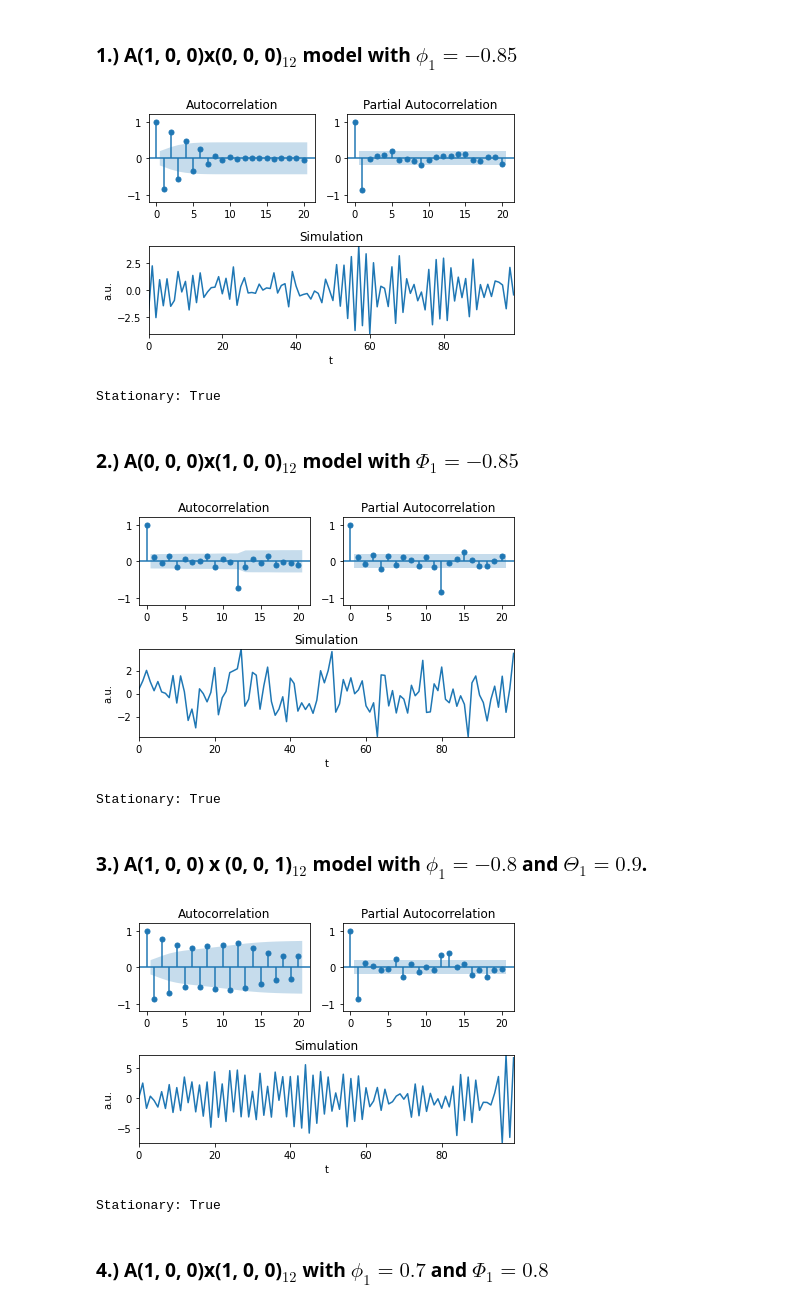
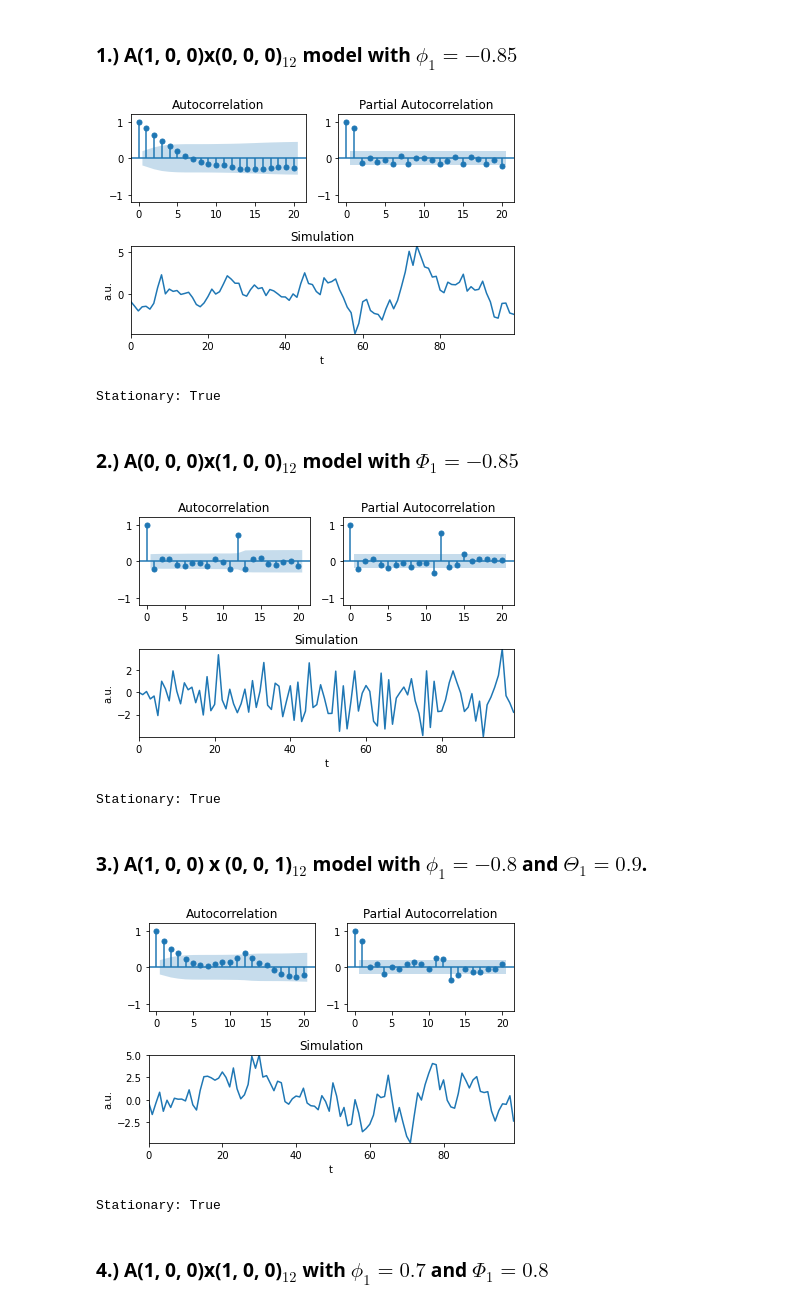
Before and after one commit to emilhaugstvedt/Time-Series-Analysis, a Jupyter notebook: Assignment2/Ass2.ipynb, the cells around one changed output. Saved outputs shown, nothing was run; the diff lists cells and outputs as text; code cells hidden in the pictures.

```diff
--- a/Assignment2/Ass2.ipynb
+++ b/Assignment2/Ass2.ipynb
@@ -277,7 +274,7 @@ nLags = nSamples/2 - 1
 
 arparams = np.array([-0.85])
 maparams = np.array([])
-ar = np.r_[1, -arparams]
+ar = np.r_[1, arparams]
 ma = np.r_[1, maparams]
 
 arima_process = ArmaProcess(ar= ar, ma= ma)
@@ -307,7 +304,7 @@ plt.show()
 
 print(f"Stationary: {arima_process.isstationary}")
 # %% [output]
-[figure, old version]
+[figure, new version]
 Stationary: True
 # %% [markdown]
 ### 2.) A(0, 0, 0)x(1, 0, 0)$_{12}$ model with $\Phi_1 = -0.85$
@@ -318,7 +315,7 @@ nLags = nSamples/2 - 1
 
 arparams = np.array([0, 0, 0, 0, 0, 0, 0, 0, 0, 0, 0, -0.85])
 maparams = np.array([])
-ar = np.r_[1, -arparams]
+ar = np.r_[1, arparams]
 ma = np.r_[1, maparams]
 
 arima_process = ArmaProcess(ar= ar, ma= ma)
@@ -348,7 +345,7 @@ plt.show()
 
 print(f"Stationary: {arima_process.isstationary}")
 # %% [output]
-[figure, old version]
+[figure, new version]
 Stationary: True
 # %% [markdown]
 ### 3.) A(1, 0, 0) x (0, 0, 1)$_{12}$ model with $\phi_1 = -0.8$ and $\Theta_1 = 0.9$.
@@ -359,37 +356,37 @@ nLags = nSamples/2 - 1
 
 arparams = np.array([-0.8])
 maparams = np.array([0, 0, 0, 0, 0, 0, 0, 0, 0, 0, 0, 0.9])
-ar = np.r_[1, -arparams]
+ar = np.r_[1, arparams]
 ma = np.r_[1, maparams]
 
 arima_process = ArmaProcess(ar= ar, ma= ma)
 simulation = arima_process.generate_sample(nsample= nSamples)
 
 # Plotting:
 fig = plt.figure()
 ax1 = plt.subplot(212)
 ax1.margins(0)
 ax1.plot(simulation)
 ax1.set_title("Simulation")
 ax1.set_xlabel("t")
 ax1.set_ylabel("a.u.")
 
 ax2 = plt.subplot(221)
 ax2.margins(0.5)
 plot_acf(simulation, ax= ax2)
 ax2.set_ylim([-1.2, 1.2])
 
 ax3 = plt.subplot(222)
 ax3.margins(0.5)
 plot_pacf(simulation, ax= ax3)
 ax3.set_ylim([-1.2, 1.2])
 
 fig.tight_layout()
 plt.show()
 
 print(f"Stationary: {arima_process.isstationary}")
 # %% [output]
-[figure, old version]
+[figure, new version]
 Stationary: True
 # %% [markdown]
 ### 4.) A(1, 0, 0)x(1, 0, 0)$_{12}$ with $\phi_1 = 0.7$ and $ \Phi_1 = 0.8$
```
Also changed, not shown: parts of 6 cells of this notebook, 7 other files.
